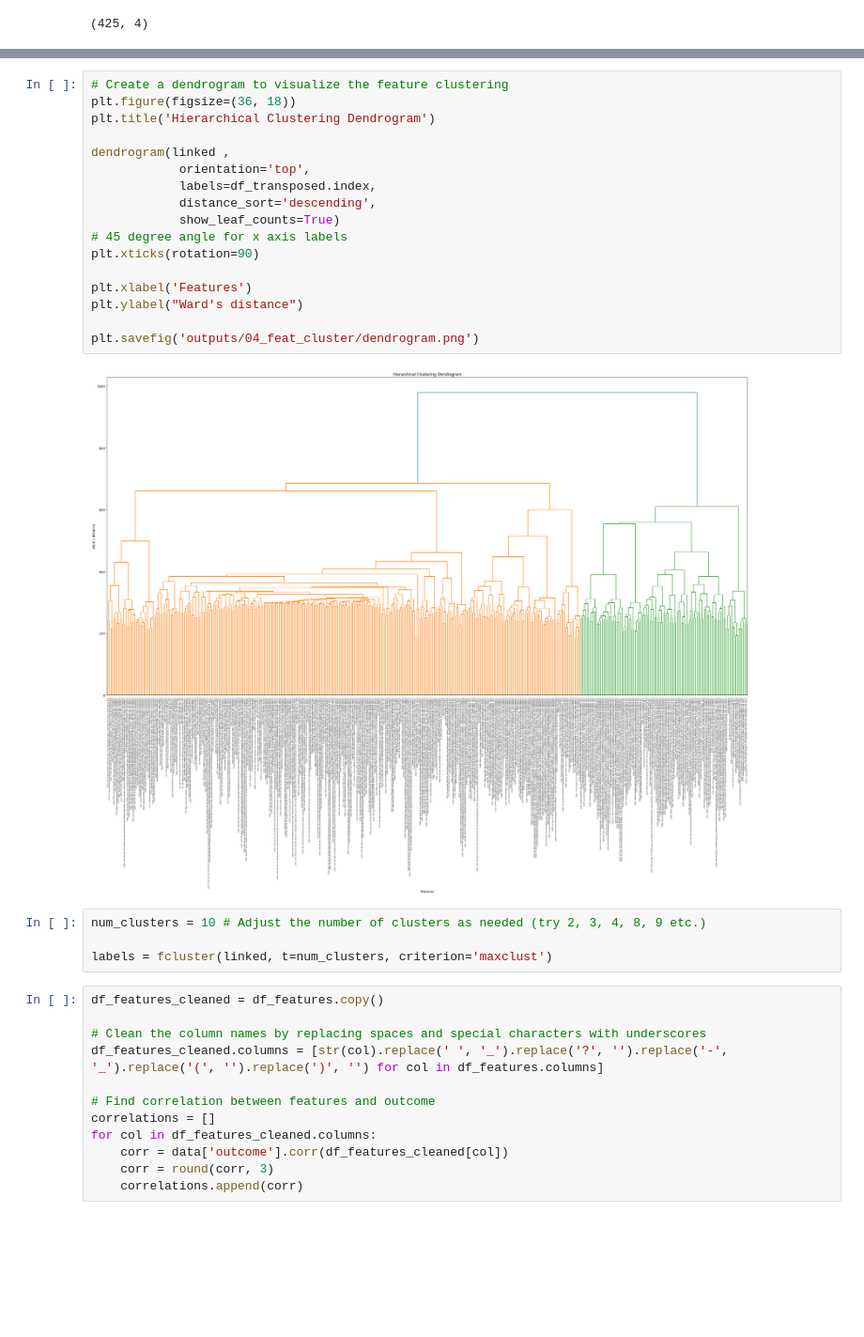
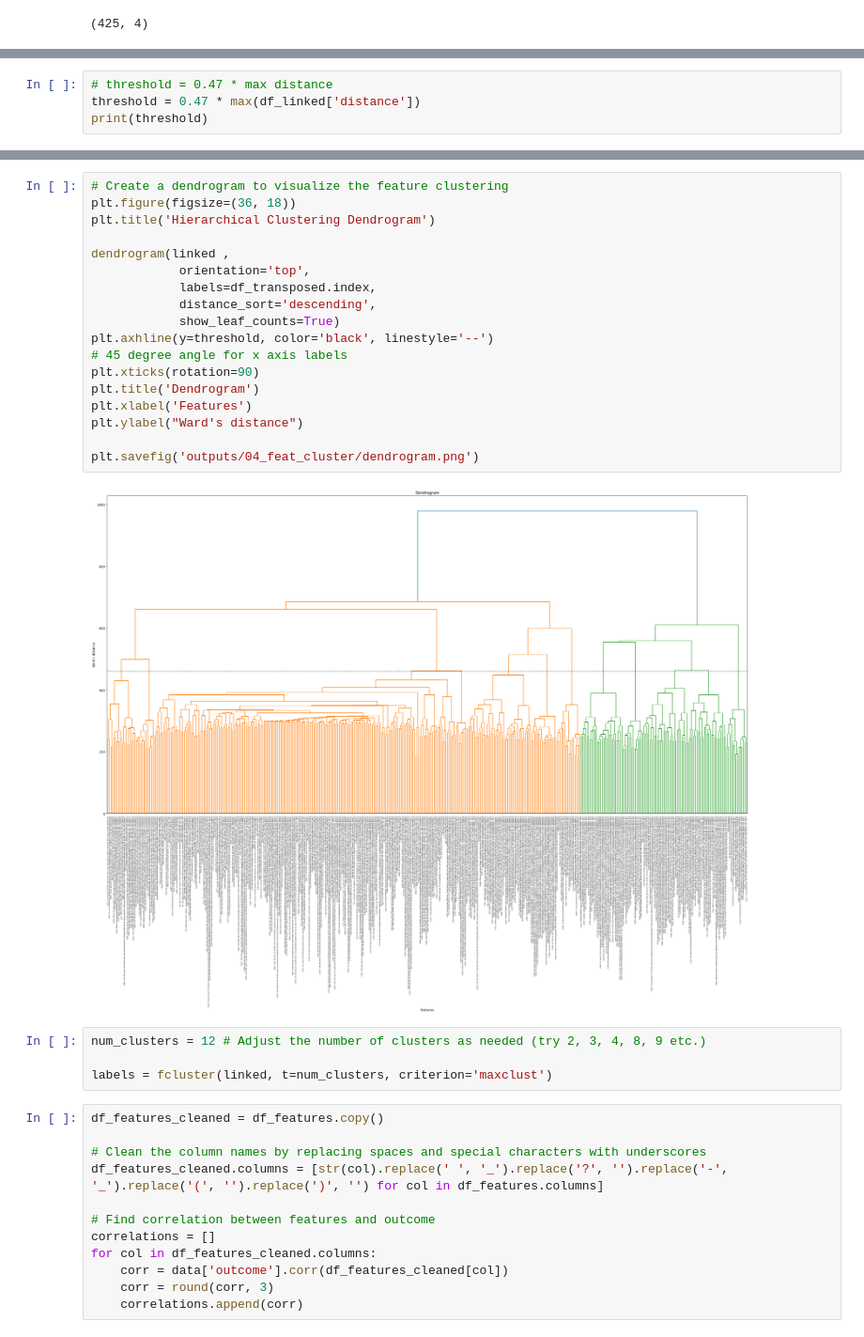
Before and after one commit to dilancroos/sl_predictors_xai, a Jupyter notebook: 04_feat_clustering.ipynb, the cells around one changed output, grey strips where cells are left out. Shown at 94% size. Cells and saved outputs as stored; diff of their text form; blank space fills up the shorter version.

```diff
--- a/04_feat_clustering.ipynb
+++ b/04_feat_clustering.ipynb
@@ -111,0 +132,4 @@ df_linked.head(10)
+# %%
+# threshold = 0.47 * max distance
+threshold = 0.47 * max(df_linked['distance'])
+print(threshold)
@@ -112,24 +145,25 @@ df_linked.head(10)
 # %%
 # Create a dendrogram to visualize the feature clustering
 plt.figure(figsize=(36, 18))
 plt.title('Hierarchical Clustering Dendrogram')
 
 dendrogram(linked ,
             orientation='top',
             labels=df_transposed.index,
             distance_sort='descending',
             show_leaf_counts=True)
+plt.axhline(y=threshold, color='black', linestyle='--')
 # 45 degree angle for x axis labels
 plt.xticks(rotation=90)
-
+plt.title('Dendrogram')
 plt.xlabel('Features')
 plt.ylabel("Ward's distance")
 
 plt.savefig('outputs/04_feat_cluster/dendrogram.png')
 # %% [output]
-[figure, old version]
+[figure, new version]
 # %%
-num_clusters = 10 # Adjust the number of clusters as needed (try 2, 3, 4, 8, 9 etc.)
+num_clusters = 12 # Adjust the number of clusters as needed (try 2, 3, 4, 8, 9 etc.)
 
 labels = fcluster(linked, t=num_clusters, criterion='maxclust')
 # %%
```
Also changed, not shown: parts of 10 cells of this notebook, 3 other files.
